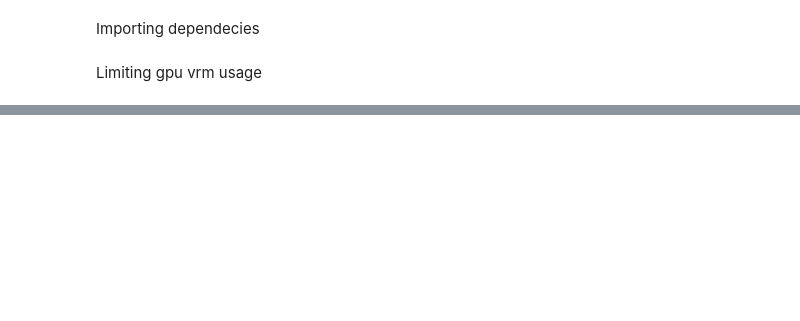
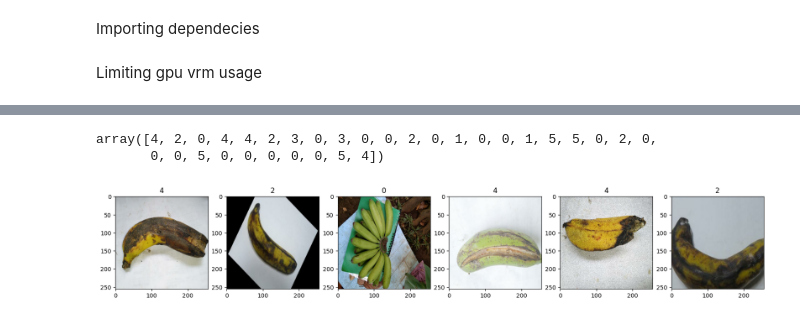
Before and after one commit to Vince501/final_banana, a Jupyter notebook: project_banana.ipynb, the cells around one changed output, grey strips where cells are left out. Cells and saved outputs as stored; diff of their text form; code cells hidden in the pictures; blank space fills up the shorter version.

```diff
--- a/project_banana.ipynb
+++ b/project_banana.ipynb
@@ -91,0 +58,15 @@ batch[1]
+# %%
+
+batch[1]
+# %% [output]
+array([4, 2, 0, 4, 4, 2, 3, 0, 3, 0, 0, 2, 0, 1, 0, 0, 1, 5, 5, 0, 2, 0,
+       0, 0, 5, 0, 0, 0, 0, 0, 5, 4])
+# %%
+#checking which class is assign to which type of image
+
+fig, ax = plt.subplots(ncols=6, figsize=(20,20))
+for idx, img in enumerate(batch[0][:6]):
+    ax[idx].imshow(img.astype(int))
+    ax[idx].title.set_text(batch[1][idx])
+# %% [output]
+[figure, added]
```
Also changed, not shown: parts of 12 cells of this notebook.
